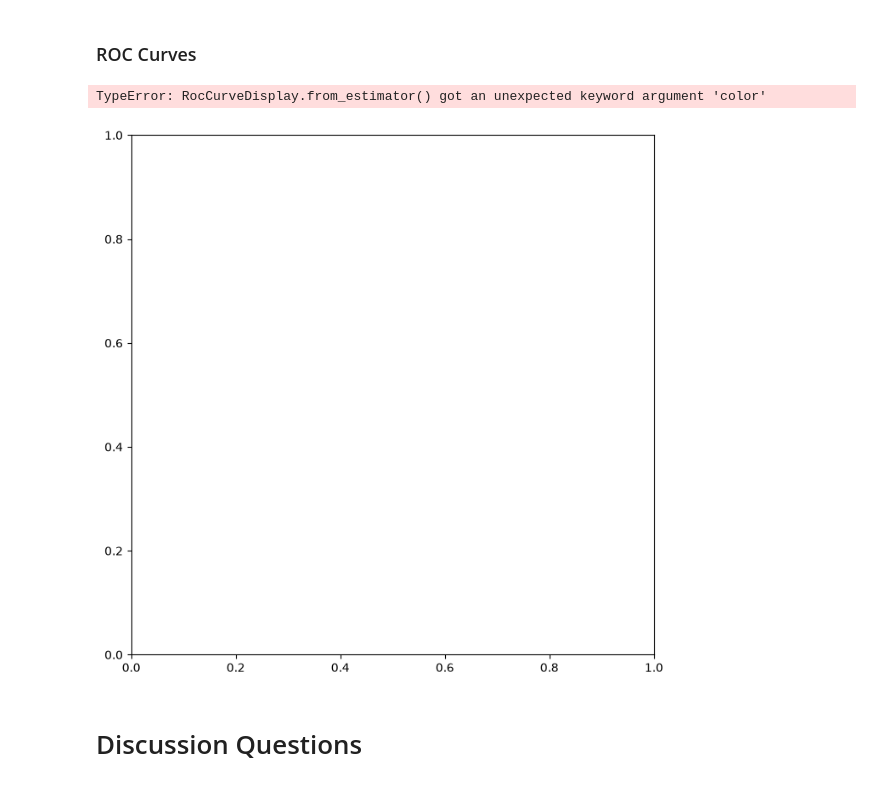
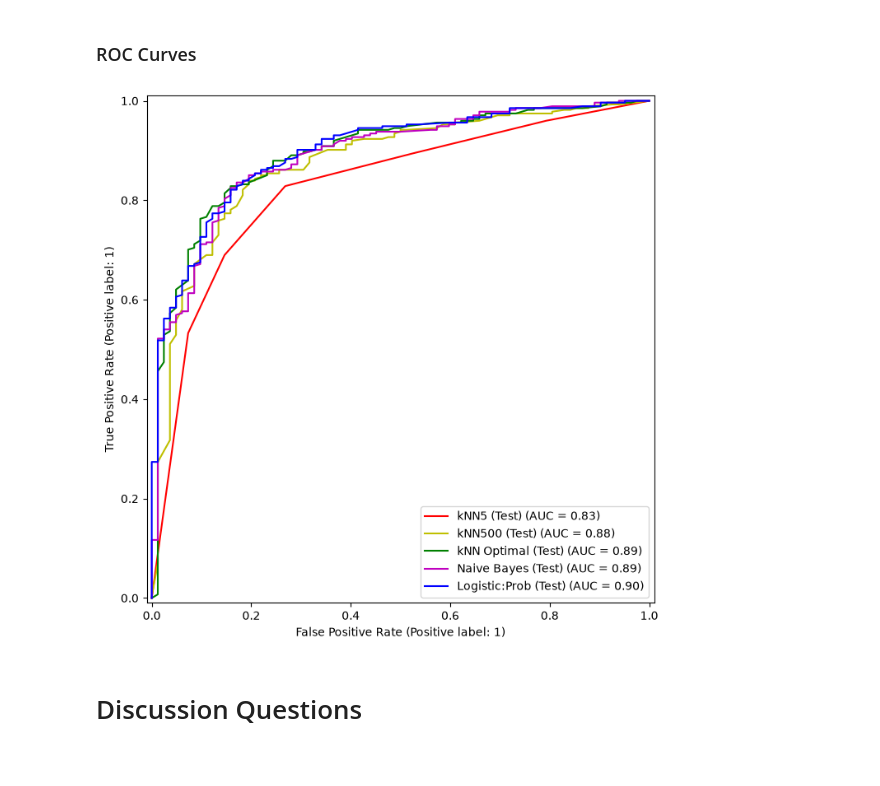
Before and after one commit to sarvintheback/code_2600, a Jupyter notebook: mod06_classification.ipynb, the cells around one changed output. Cells and saved outputs as stored; diff of their text form; code cells hidden in the pictures.

```diff
--- a/mod06_classification.ipynb
+++ b/mod06_classification.ipynb
@@ -199,40 +199,39 @@ fig, ax = subplots(figsize=(8,8))
 roc_curve_est(knn5,
               X_test_array,
               y_test,
               name='kNN5 (Test)',
-              color='r',
+              curve_kwargs={'color': 'r'},
               ax=ax);
 
 roc_curve_est(knn500,
               X_test_array,
               y_test,
               name='kNN500 (Test)',
-              color='y',
+              curve_kwargs={'color': 'y'},
               ax=ax);
 
 roc_curve_est(knn_opt,
               X_test_array,
               y_test,
               name='kNN Optimal (Test)',
-              color='g',
+              curve_kwargs={'color': 'g'},
               ax=ax);
 
 roc_curve_est(naive,
               X_test_array,
               y_test,
               name='Naive Bayes (Test)',
-              color='m',
+              curve_kwargs={'color': 'm'},
               ax=ax);
 
 roc_curve_pred(y_test,
                probs_test,
                name='Logistic:Prob (Test)',
-               color='b',
+               curve_kwargs={'color': 'b'},
                ax=ax);
 #fig
 # %% [output]
-TypeError: RocCurveDisplay.from_estimator() got an unexpected keyword argument 'color'
-[figure, old version]
+[figure, new version]
 # %% [markdown]
 # Discussion Questions
 # %% [markdown]
```
